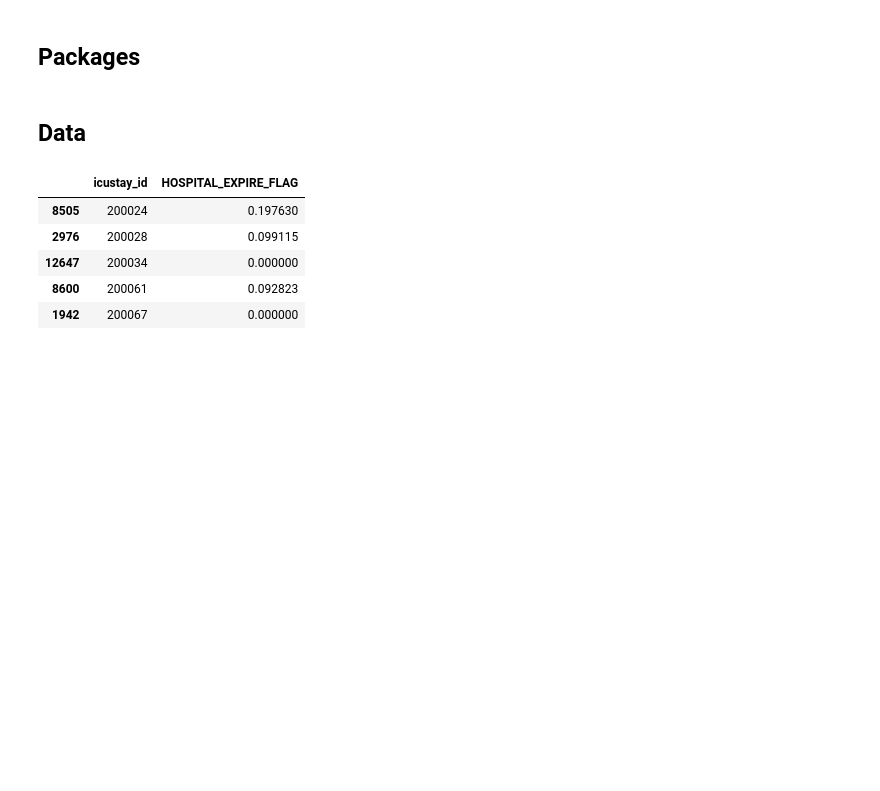
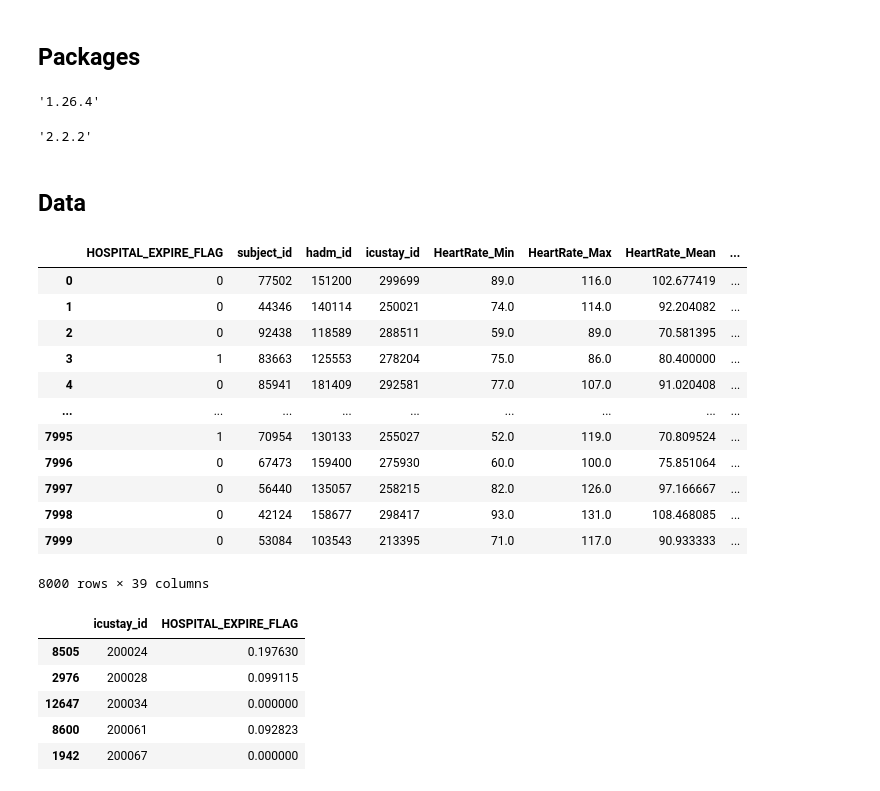
Before and after one commit to pablo-fdz/Project_1_BSE_CL-DL, a Jupyter notebook: 1_2_taskdescr_featcreat_EDA_CLDL_P1.ipynb, the cells around one changed output. Cells and saved outputs as stored; diff of their text form; code cells hidden in the pictures; blank space fills up the shorter version.

```diff
--- a/1_2_taskdescr_featcreat_EDA_CLDL_P1.ipynb
+++ b/1_2_taskdescr_featcreat_EDA_CLDL_P1.ipynb
@@ -122,0 +124,8 @@ import plotly.express as px
+# %%
+np.__version__
+# %% [output]
+'1.26.4'
+# %%
+pd.__version__
+# %% [output]
+'2.2.2'
@@ -124,7 +135,24 @@ import plotly.express as px
 ## Data
 # %%
 # Training dataset
-df = pd.read_csv('data/mimic_train.csv')
+csv_path = os.path.join("data", "mimic_train.csv")
+df = pd.read_csv(csv_path)
 df.drop(columns = ['Unnamed: 0', 'DOD', 'DISCHTIME', 'DEATHTIME', 'LOS', 'Diff'], inplace = True)  # Remove variables with target leakage
+# %%
+df
+# %% [output]
+|  | HOSPITAL_EXPIRE_FLAG | subject_id | hadm_id | icustay_id | HeartRate_Min | HeartRate_Max | HeartRate_Mean | ... |
+| 0 | 0 | 77502 | 151200 | 299699 | 89.0 | 116.0 | 102.677419 | ... |
+| 1 | 0 | 44346 | 140114 | 250021 | 74.0 | 114.0 | 92.204082 | ... |
+| 2 | 0 | 92438 | 118589 | 288511 | 59.0 | 89.0 | 70.581395 | ... |
+| 3 | 1 | 83663 | 125553 | 278204 | 75.0 | 86.0 | 80.400000 | ... |
+| 4 | 0 | 85941 | 181409 | 292581 | 77.0 | 107.0 | 91.020408 | ... |
+| ... | ... | ... | ... | ... | ... | ... | ... | ... |
+| 7995 | 1 | 70954 | 130133 | 255027 | 52.0 | 119.0 | 70.809524 | ... |
+| 7996 | 0 | 67473 | 159400 | 275930 | 60.0 | 100.0 | 75.851064 | ... |
+| 7997 | 0 | 56440 | 135057 | 258215 | 82.0 | 126.0 | 97.166667 | ... |
+| 7998 | 0 | 42124 | 158677 | 298417 | 93.0 | 131.0 | 108.468085 | ... |
+| 7999 | 0 | 53084 | 103543 | 213395 | 71.0 | 117.0 | 90.933333 | ... |
+8000 rows × 39 columns
 # %%
 # Secondary diagnoses dataset
```
Also changed, not shown: parts of 8 cells of this notebook, 24 other files.
